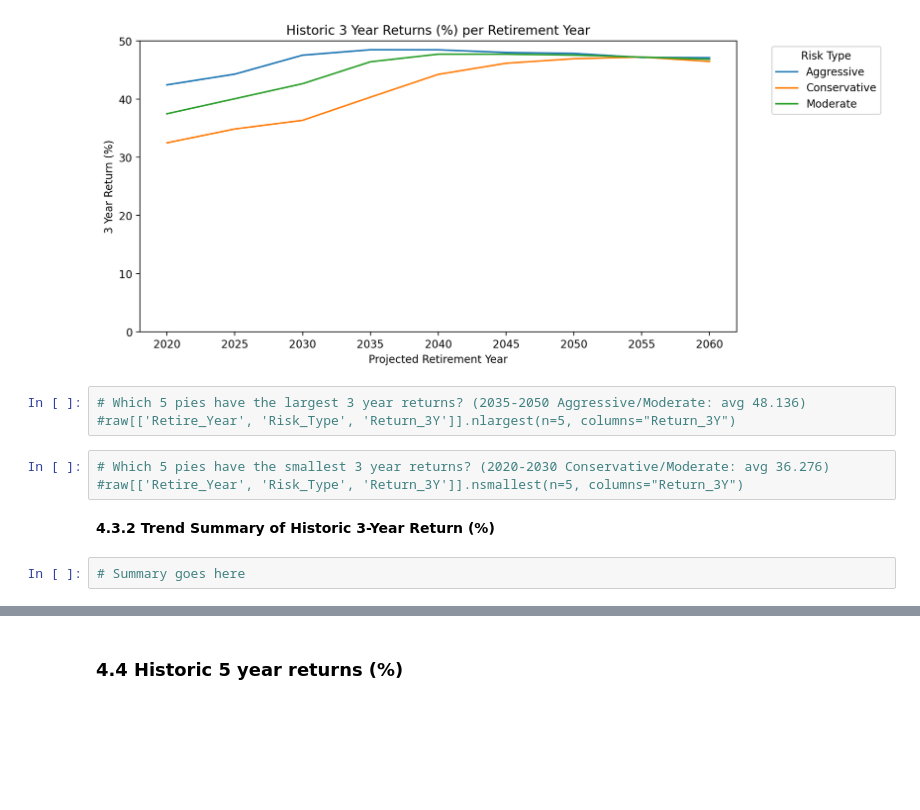
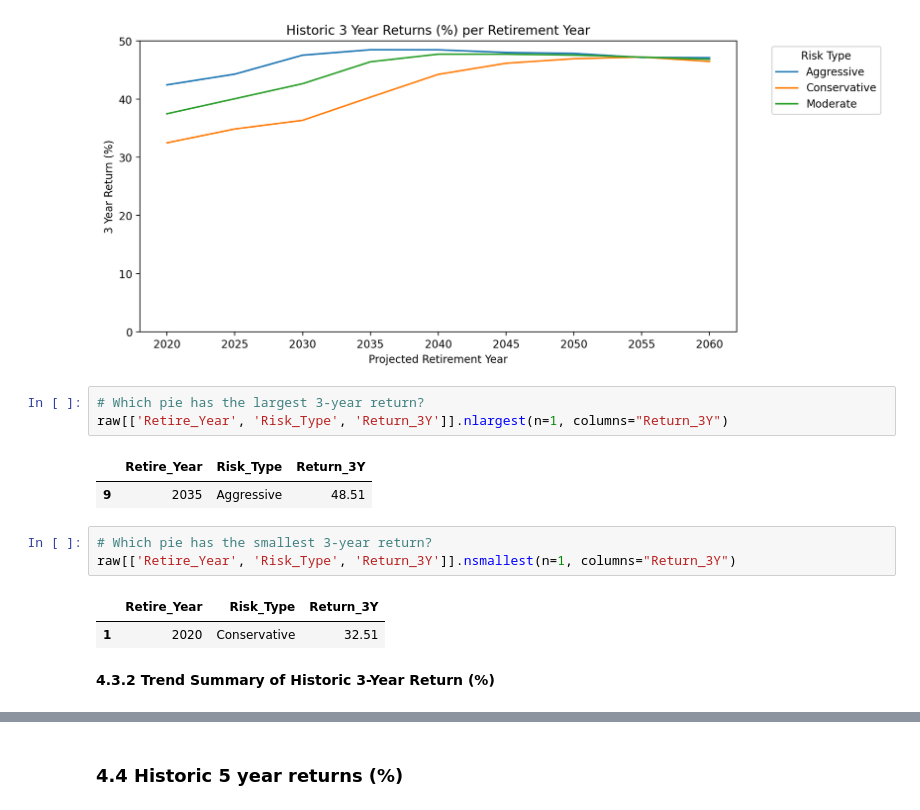
Before and after one commit to AvinashBisram/Data-Analysis-Projects, a Jupyter notebook: M1 Expert Pie Analysis.ipynb, the cells around one changed output, grey strips where cells are left out. Cells and saved outputs as stored; diff of their text form; blank space fills up the shorter version.

```diff
--- a/M1 Expert Pie Analysis.ipynb
+++ b/M1 Expert Pie Analysis.ipynb
@@ -249,12 +276,16 @@ plt.ylim(0,50);
 # %% [output]
 [figure]
 # %%
-# Which 5 pies have the largest 3 year returns? (2035-2050 Aggressive/Moderate: avg 48.136)
-#raw[['Retire_Year', 'Risk_Type', 'Return_3Y']].nlargest(n=5, columns="Return_3Y")
+# Which pie has the largest 3-year return?
+raw[['Retire_Year', 'Risk_Type', 'Return_3Y']].nlargest(n=1, columns="Return_3Y")
+# %% [output]
+|  | Retire_Year | Risk_Type | Return_3Y |
+| 9 | 2035 | Aggressive | 48.51 |
 # %%
-# Which 5 pies have the smallest 3 year returns? (2020-2030 Conservative/Moderate: avg 36.276)
-#raw[['Retire_Year', 'Risk_Type', 'Return_3Y']].nsmallest(n=5, columns="Return_3Y")
+# Which pie has the smallest 3-year return?
+raw[['Retire_Year', 'Risk_Type', 'Return_3Y']].nsmallest(n=1, columns="Return_3Y")
+# %% [output]
+|  | Retire_Year | Risk_Type | Return_3Y |
+| 1 | 2020 | Conservative | 32.51 |
 # %% [markdown]
 <b>4.3.2 Trend Summary of Historic 3-Year Return (%)</b>
-# %%
-# Summary goes here
```
Also changed, not shown: parts of 23 cells of this notebook.
